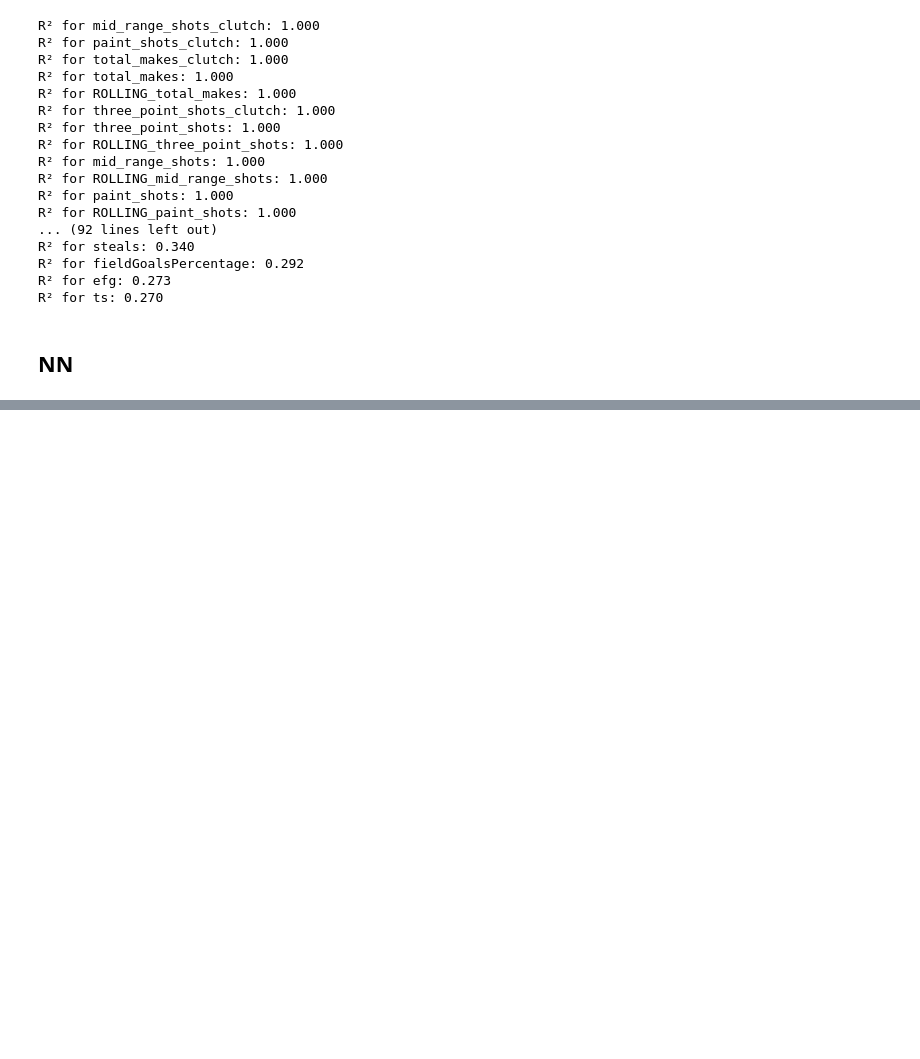
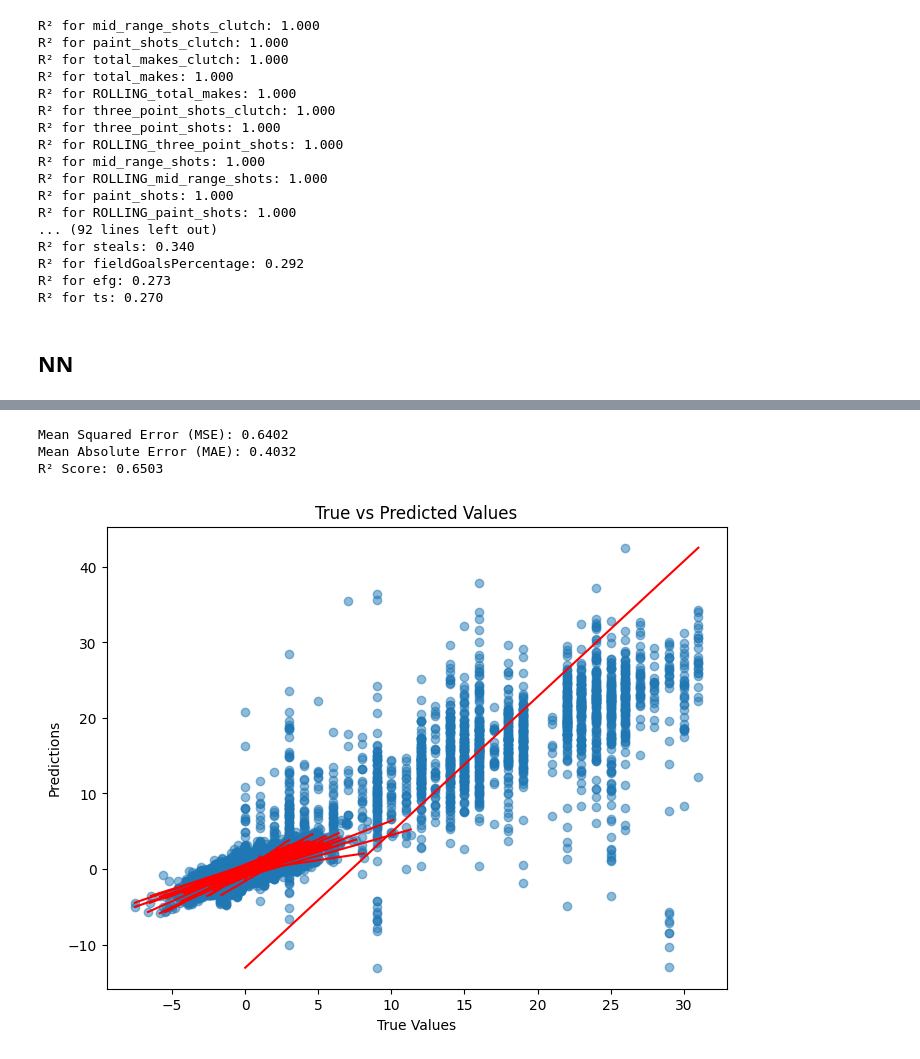
Before and after one commit to sean-hingco/NBAGamePredictor, a Jupyter notebook: data analysis/SimpleModelTest.ipynb, the cells around one changed output, grey strips where cells are left out. Drawn from its saved outputs; the diff is of its cells as text; code cells hidden in the pictures; blank space fills up the shorter version.

```diff
--- a/data analysis/SimpleModelTest.ipynb
+++ b/data analysis/SimpleModelTest.ipynb
@@ -902,6 +922,7 @@ class MLPModel(nn.Module):
         x = torch.relu(self.fc1(x))
         x = torch.relu(self.fc2(x))
         x = self.fc3(x)
+        return x
 # %%
 # get shape of input and output for model
 input_dim = X_train_tensor.shape[1]
@@ -929,3 +949,10 @@ MPS not available because the current MacOS version is not 12.3+ and/or you do n
+# %%
+device = torch.device("mps" if torch.backends.mps.is_available() else "cpu")
+model = model.to(device)
+X_train_tensor = X_train_tensor.to(device)
+y_train_tensor = y_train_tensor.to(device)
+X_test_tensor = X_test_tensor.to(device)
+y_test_tensor = y_test_tensor.to(device)
 # %%
 # train model
 num_epochs = 100
@@ -954,0 +993,35 @@ for epoch in range(num_epochs):
+# %%
+# evaluate
+model.eval()
+
+# make sure X_test_tensor is on the same device as the model
+X_test_tensor = X_test_tensor.to(device)
+
+with torch.no_grad():
+    y_pred = model(X_test_tensor)
+# %%
+y_pred = y_pred.cpu().numpy()
+y_test = y_test_tensor.cpu().numpy()
+
+mse = mean_squared_error(y_test, y_pred)
+mae = mean_absolute_error(y_test, y_pred)
+r2 = r2_score(y_test, y_pred)
+
+print(f'Mean Squared Error (MSE): {mse:.4f}')
+print(f'Mean Absolute Error (MAE): {mae:.4f}')
+print(f'R² Score: {r2:.4f}')
+# %% [output]
+Mean Squared Error (MSE): 0.6402
+Mean Absolute Error (MAE): 0.4032
+R² Score: 0.6503
+# %%
+plt.figure(figsize=(8, 6))
+plt.scatter(y_test, y_pred, alpha=0.5)
+for i in range(y_test.shape[1]):  # assuming y_test has shape (num_samples, num_outputs)
+    plt.plot([min(y_test[:, i]), max(y_test[:, i])], [min(y_pred[:, i]), max(y_pred[:, i])], color='red')
+plt.xlabel('True Values')
+plt.ylabel('Predictions')
+plt.title('True vs Predicted Values')
+plt.show()
+# %% [output]
+[figure, added]
```
Also changed, not shown: parts of 10 cells of this notebook, 1 other file.
